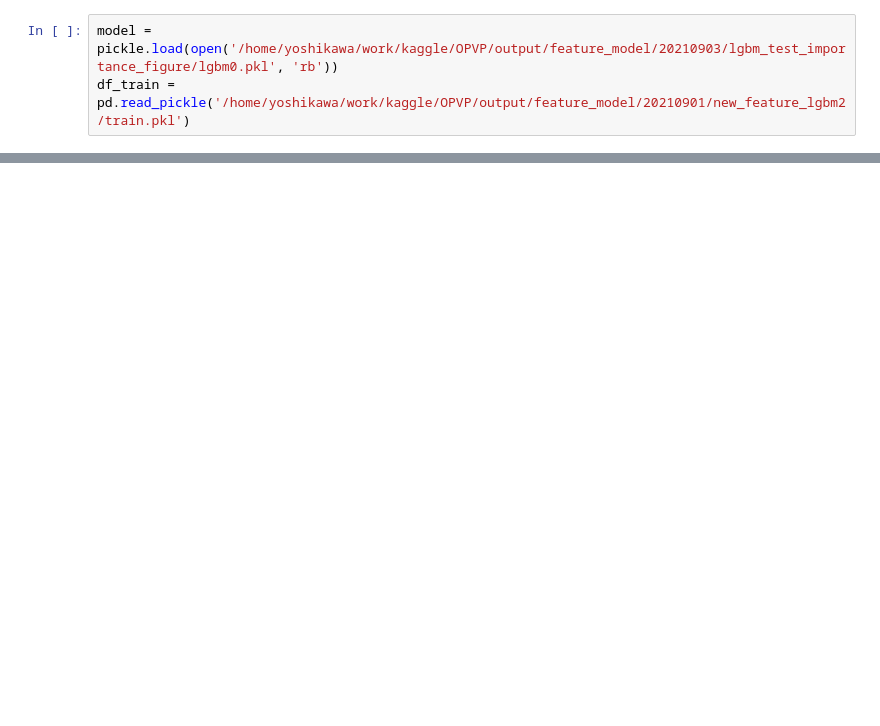
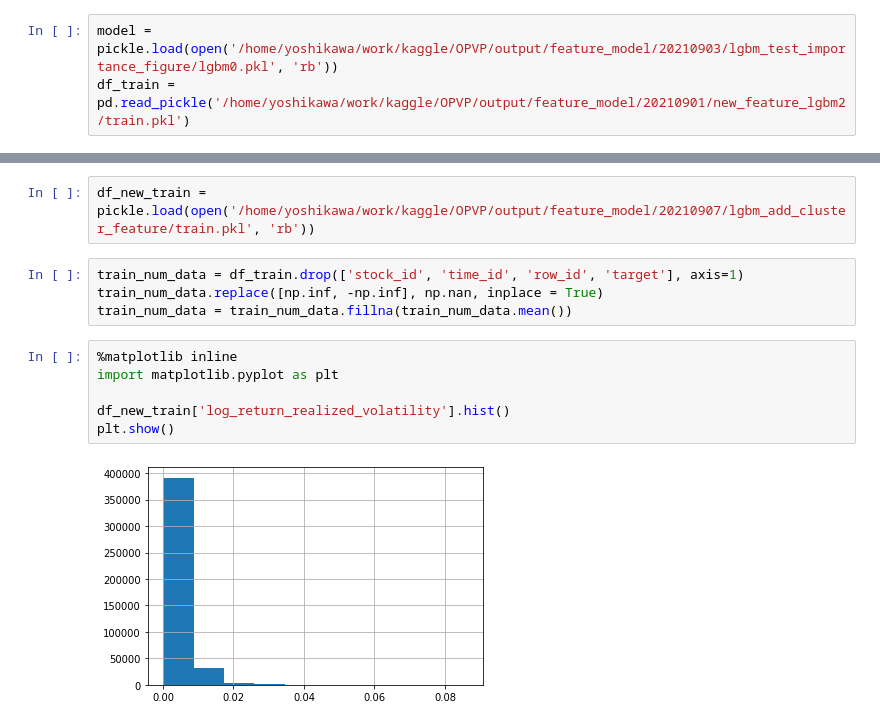
Before and after one commit to tenten0727/OPVP, a Jupyter notebook: notebook/016_check_importance.ipynb, the cells around one changed output, grey strips where cells are left out. Cells and saved outputs as stored; diff of their text form; blank space fills up the shorter version.

```diff
--- a/notebook/016_check_importance.ipynb
+++ b/notebook/016_check_importance.ipynb
@@ -26,0 +103,14 @@ imp
+# %%
+df_new_train = pickle.load(open('/home/yoshikawa/work/kaggle/OPVP/output/feature_model/20210907/lgbm_add_cluster_feature/train.pkl', 'rb'))
+# %%
+train_num_data = df_train.drop(['stock_id', 'time_id', 'row_id', 'target'], axis=1)
+train_num_data.replace([np.inf, -np.inf], np.nan, inplace = True)
+train_num_data = train_num_data.fillna(train_num_data.mean())
+# %%
+%matplotlib inline
+import matplotlib.pyplot as plt
+
+df_new_train['log_return_realized_volatility'].hist()
+plt.show()
+# %% [output]
+[figure, added]
```
Also changed, not shown: parts of 6 cells of this notebook, 2 other files.
